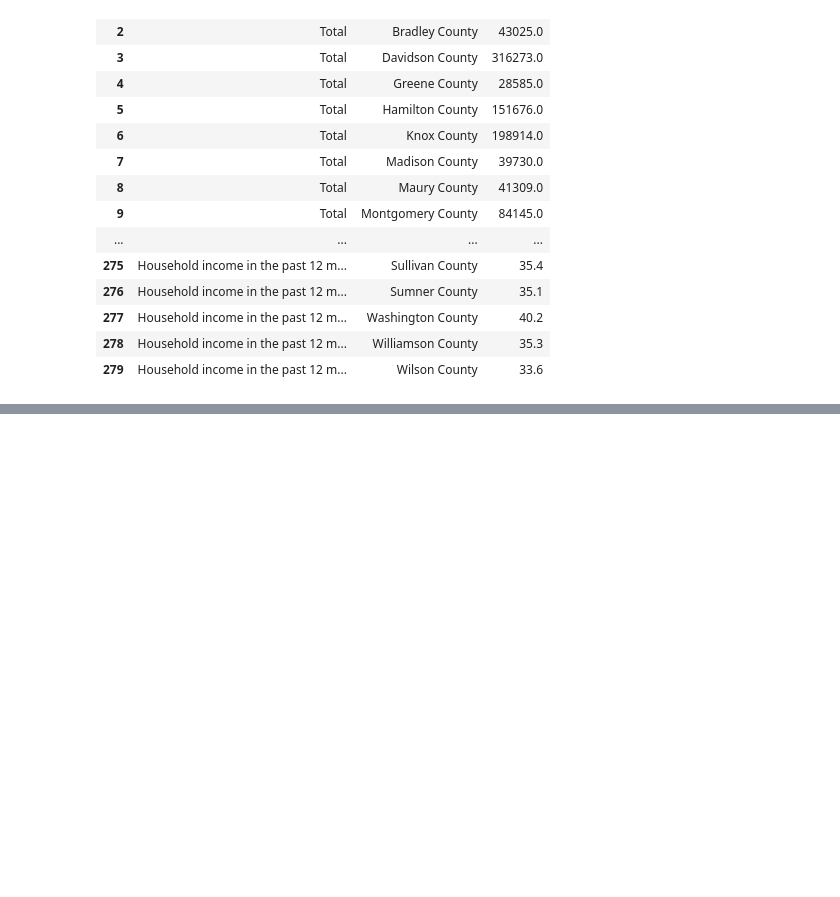
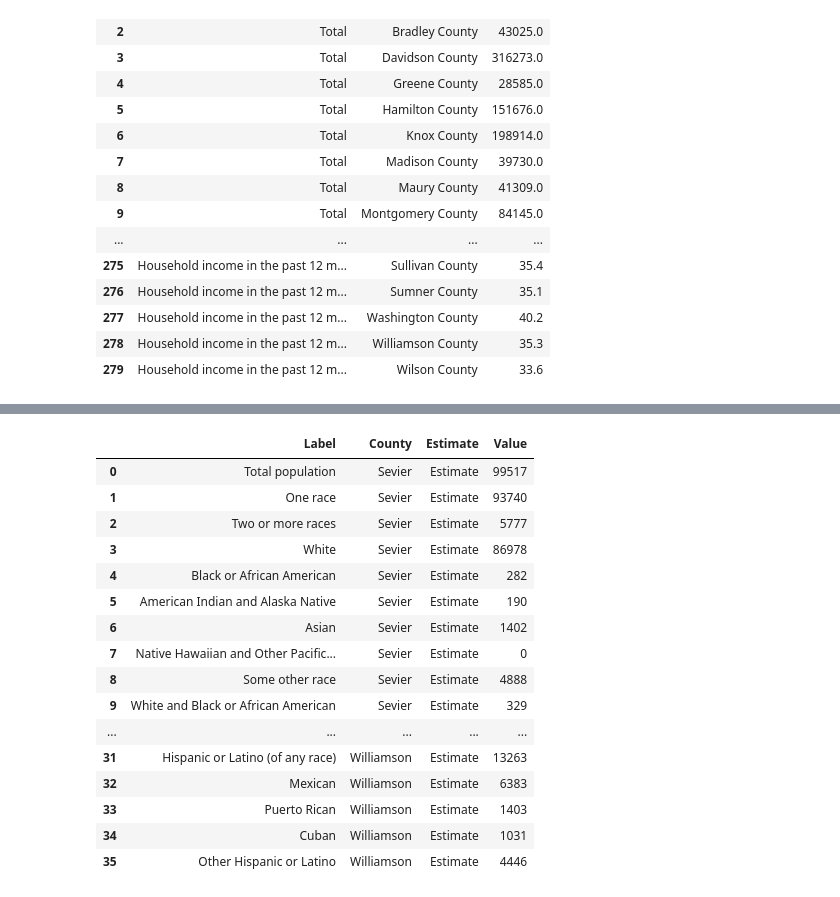
Before and after one commit to scost46/TN_Obesity_Analysis_Capstone, a Jupyter notebook: notebooks/TN_census_notebook.ipynb, the cells around one changed output, grey strips where cells are left out. Saved outputs shown, nothing was run; the diff lists cells and outputs as text; code cells hidden in the pictures; blank space fills up the shorter version.

```diff
--- a/notebooks/TN_census_notebook.ipynb
+++ b/notebooks/TN_census_notebook.ipynb
@@ -583,0 +603,6 @@ demographics
+# %%
+# Remove extra spaces from column names
+demographics.columns = demographics.columns.str.strip()
+
+# Access the desired columns
+new_df = demographics[['Label', 'Sevier County, Tennessee Estimate', 'Williamson County, Tennessee Estimate']]
@@ -583,0 +629,16 @@ demographics
+# %%
+
+# Remove extra spaces from column names
+new_df.columns = new_df.columns.str.strip()
+
+# Reshape the data from wide to long format
+df_long = pd.melt(new_df, id_vars=['Label'], var_name='County', value_name='Estimate')
+
+# Drop rows with NaN values
+df_long = df_long.dropna()
+
+# Convert the 'Estimate' column to numeric
+df_long['Estimate'] = df_long['Estimate'].str.replace(',', '').astype(int)
+
+# Reset the index
+df_long = df_long.reset_index(drop=True)
@@ -583,0 +665,35 @@ demographics
+# %%
+
+# Remove extra spaces from column names
+df_long.columns = df_long.columns.str.strip()
+
+# Extract the county names
+df_long['County'] = df_long['County'].str.extract('(Sevier|Williamson)', expand=False)
+
+# Reshape the data from wide to long format
+df_long = pd.melt(df_long, id_vars=['Label', 'County'], var_name='Estimate', value_name='Value')
+
+# Drop rows with NaN values
+df_long = df_long.dropna()
+
+df_long = df_long.reset_index(drop=True)
+# %%
+df_long
+# %% [output]
+|  | Label | County | Estimate | Value |
+| 0 | Total population | Sevier | Estimate | 99517 |
+| 1 | One race | Sevier | Estimate | 93740 |
+| 2 | Two or more races | Sevier | Estimate | 5777 |
+| 3 | White | Sevier | Estimate | 86978 |
+| 4 | Black or African American | Sevier | Estimate | 282 |
+| 5 | American Indian and Alaska Native | Sevier | Estimate | 190 |
+| 6 | Asian | Sevier | Estimate | 1402 |
+| 7 | Native Hawaiian and Other Pacific... | Sevier | Estimate | 0 |
+| 8 | Some other race | Sevier | Estimate | 4888 |
+| 9 | White and Black or African American | Sevier | Estimate | 329 |
+| ... | ... | ... | ... | ... |
+| 31 | Hispanic or Latino (of any race) | Williamson | Estimate | 13263 |
+| 32 | Mexican | Williamson | Estimate | 6383 |
+| 33 | Puerto Rican | Williamson | Estimate | 1403 |
+| 34 | Cuban | Williamson | Estimate | 1031 |
+| 35 | Other Hispanic or Latino | Williamson | Estimate | 4446 |
```
Also changed, not shown: parts of 17 cells of this notebook, 16 other files.
